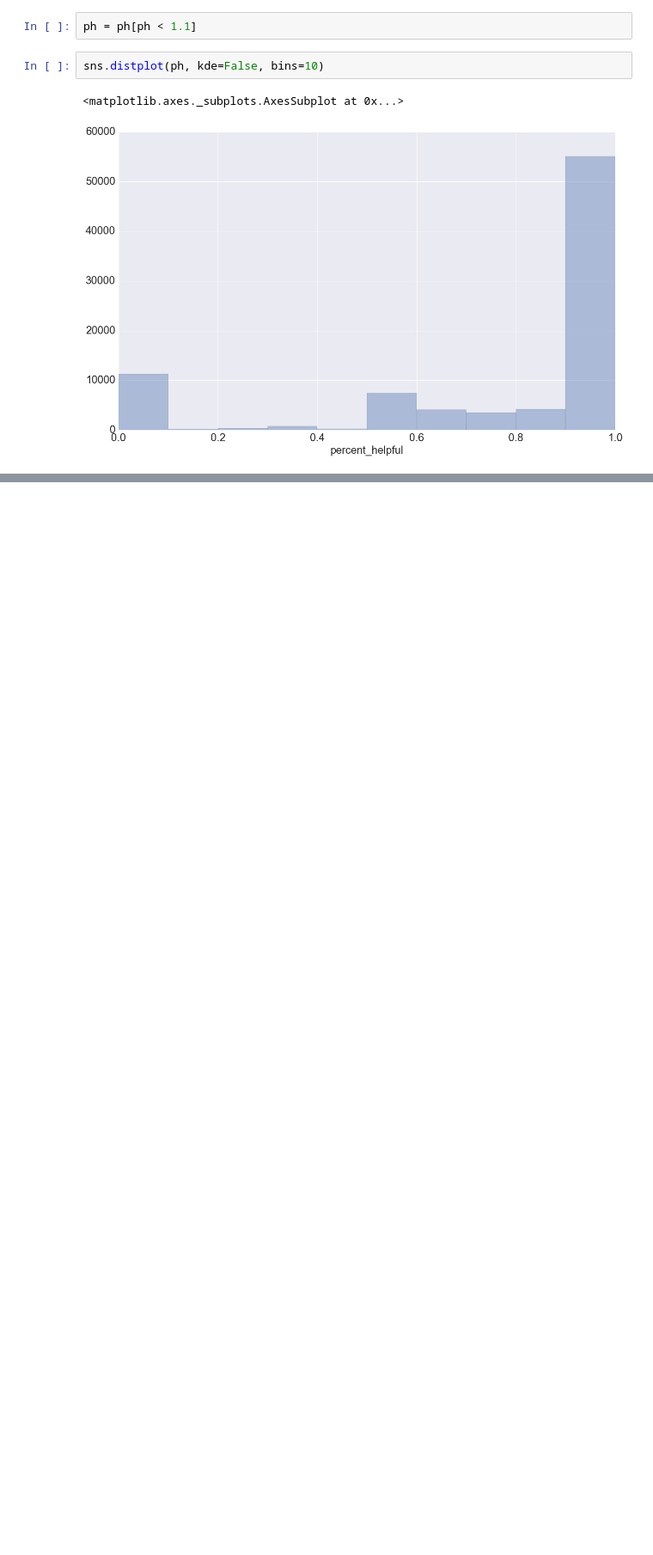
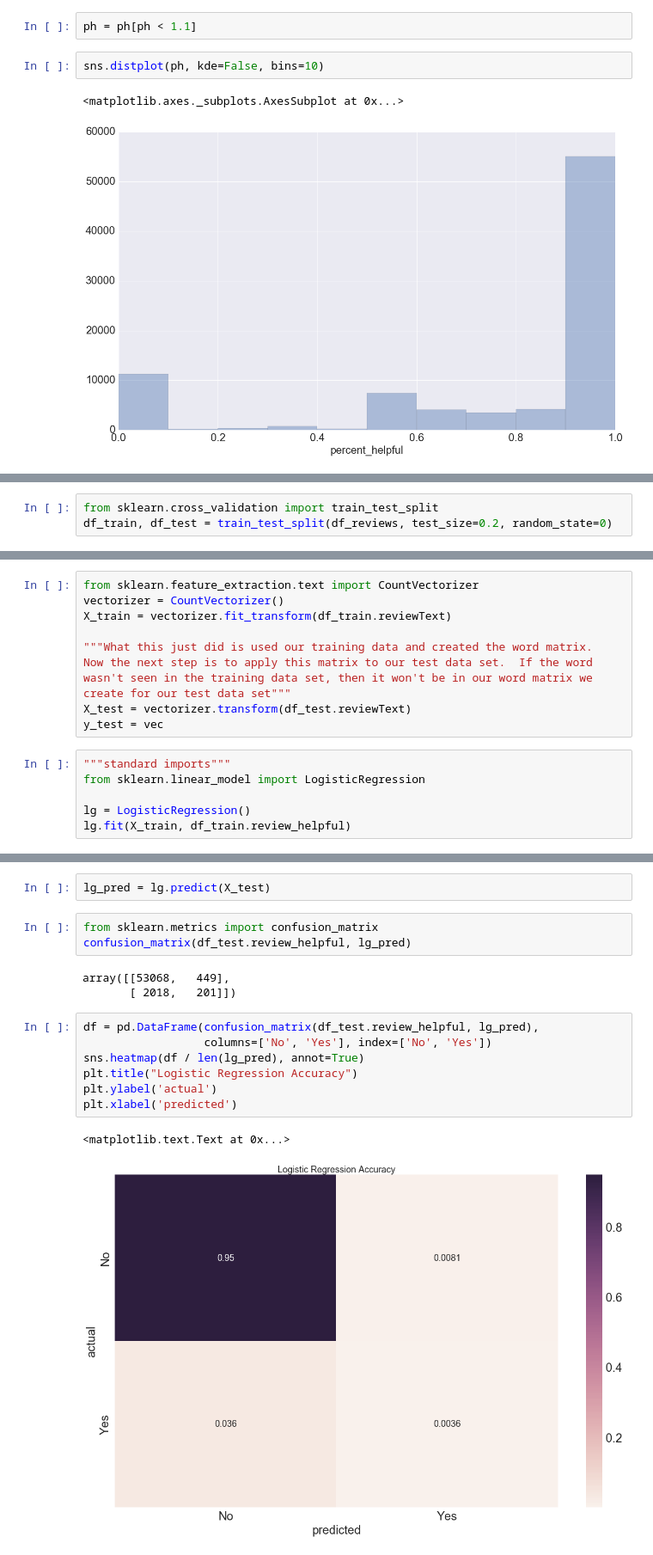
Before and after one commit to aterrel/pydata101, a Jupyter notebook: AndyNotes.ipynb, the cells around one changed output, grey strips where cells are left out. Shown: that part at 86% size. Drawn from its saved outputs; the diff is of its cells as text; blank space fills up the shorter version.

```diff
--- a/AndyNotes.ipynb
+++ b/AndyNotes.ipynb
@@ -195,0 +256,3 @@ sns.distplot(ph, kde=False, bins=10)
+# %%
+from sklearn.cross_validation import train_test_split
+df_train, df_test = train_test_split(df_reviews, test_size=0.2, random_state=0)
@@ -195,0 +261,14 @@ sns.distplot(ph, kde=False, bins=10)
+# %%
+from sklearn.feature_extraction.text import CountVectorizer
+vectorizer = CountVectorizer()
+X_train = vectorizer.fit_transform(df_train.reviewText)
+
+"""What this just did is used our training data and created the word matrix.  Now the next step is to apply this matrix to our test data set.  If the word wasn't seen in the training data set, then it won't be in our word matrix we create for our test data set"""
+X_test = vectorizer.transform(df_test.reviewText)
+y_test = vec
+# %%
+"""standard imports"""
+from sklearn.linear_model import LogisticRegression
+
+lg = LogisticRegression()
+lg.fit(X_train, df_train.review_helpful)
@@ -195,0 +284,18 @@ sns.distplot(ph, kde=False, bins=10)
+# %%
+lg_pred = lg.predict(X_test)
+# %%
+from sklearn.metrics import confusion_matrix
+confusion_matrix(df_test.review_helpful, lg_pred)
+# %% [output]
+array([[53068,   449],
+       [ 2018,   201]])
+# %%
+df = pd.DataFrame(confusion_matrix(df_test.review_helpful, lg_pred),
+                  columns=['No', 'Yes'], index=['No', 'Yes'])
+sns.heatmap(df / len(lg_pred), annot=True)
+plt.title("Logistic Regression Accuracy")
+plt.ylabel('actual')
+plt.xlabel('predicted')
+# %% [output]
+<matplotlib.text.Text at 0x...>
+[figure, added]
```
Also changed, not shown: parts of 30 cells of this notebook, 4 other files.
